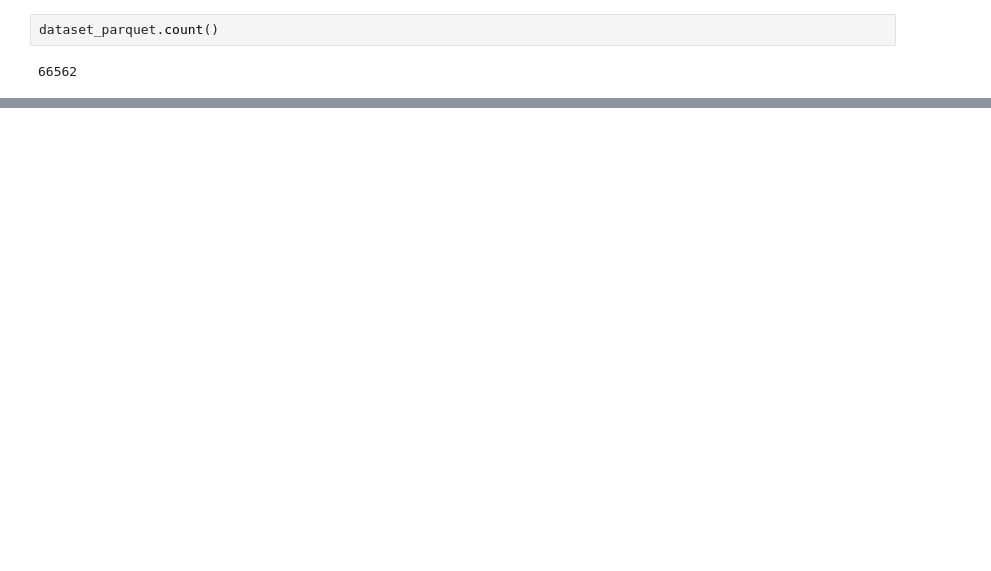
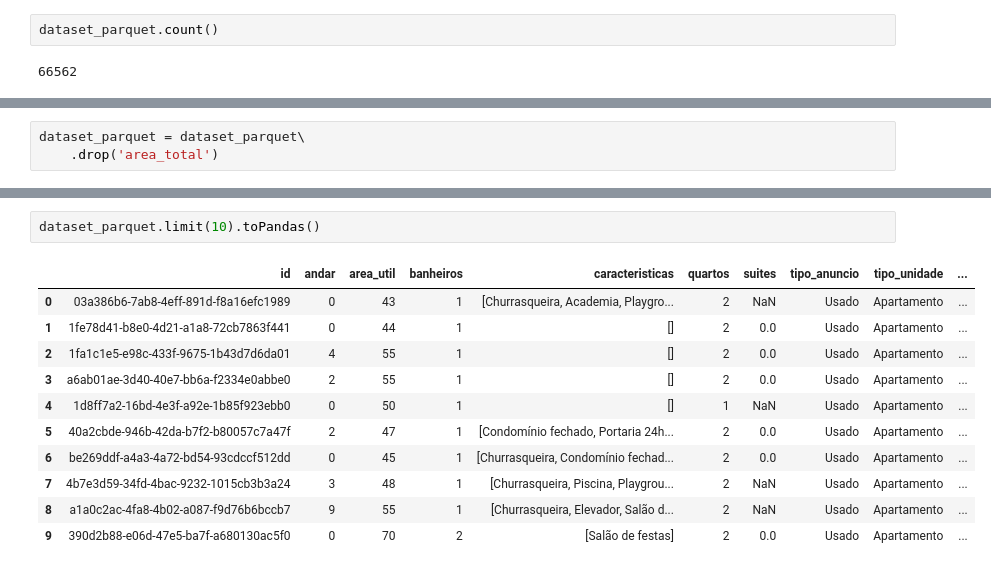
Before and after one commit to renataeugenia/ChallengeAlura_DataScience, a Jupyter notebook: Notebook/Challenge_Alura_DataScience_2.ipynb, the cells around one changed output, grey strips where cells are left out. Cells and saved outputs as stored; diff of their text form; blank space fills up the shorter version.

```diff
--- a/Notebook/Challenge_Alura_DataScience_2.ipynb
+++ b/Notebook/Challenge_Alura_DataScience_2.ipynb
@@ -50,0 +107,3 @@ dataset_parquet.count()
+# %%
+dataset_parquet = dataset_parquet\
+    .drop('area_total')
@@ -50,0 +183,14 @@ dataset_parquet.count()
+# %%
+dataset_parquet.limit(10).toPandas()
+# %% [output]
+|  | id | andar | area_util | banheiros | caracteristicas | quartos | suites | tipo_anuncio | tipo_unidade | ... |
+| 0 | 03a386b6-7ab8-4eff-891d-f8a16efc1989 | 0 | 43 | 1 | [Churrasqueira, Academia, Playgro... | 2 | NaN | Usado | Apartamento | ... |
+| 1 | 1fe78d41-b8e0-4d21-a1a8-72cb7863f441 | 0 | 44 | 1 | [] | 2 | 0.0 | Usado | Apartamento | ... |
+| 2 | 1fa1c1e5-e98c-433f-9675-1b43d7d6da01 | 4 | 55 | 1 | [] | 2 | 0.0 | Usado | Apartamento | ... |
+| 3 | a6ab01ae-3d40-40e7-bb6a-f2334e0abbe0 | 2 | 55 | 1 | [] | 2 | 0.0 | Usado | Apartamento | ... |
+| 4 | 1d8ff7a2-16bd-4e3f-a92e-1b85f923ebb0 | 0 | 50 | 1 | [] | 1 | NaN | Usado | Apartamento | ... |
+| 5 | 40a2cbde-946b-42da-b7f2-b80057c7a47f | 2 | 47 | 1 | [Condomínio fechado, Portaria 24h... | 2 | 0.0 | Usado | Apartamento | ... |
+| 6 | be269ddf-a4a3-4a72-bd54-93cdccf512dd | 0 | 45 | 1 | [Churrasqueira, Condomínio fechad... | 2 | 0.0 | Usado | Apartamento | ... |
+| 7 | 4b7e3d59-34fd-4bac-9232-1015cb3b3a24 | 3 | 48 | 1 | [Churrasqueira, Piscina, Playgrou... | 2 | NaN | Usado | Apartamento | ... |
+| 8 | a1a0c2ac-4fa8-4b02-a087-f9d76b6bccb7 | 9 | 55 | 1 | [Churrasqueira, Elevador, Salão d... | 2 | NaN | Usado | Apartamento | ... |
+| 9 | 390d2b88-e06d-47e5-ba7f-a680130ac5f0 | 0 | 70 | 2 | [Salão de festas] | 2 | 0.0 | Usado | Apartamento | ... |
```
Also changed, not shown: parts of 11 cells of this notebook.
